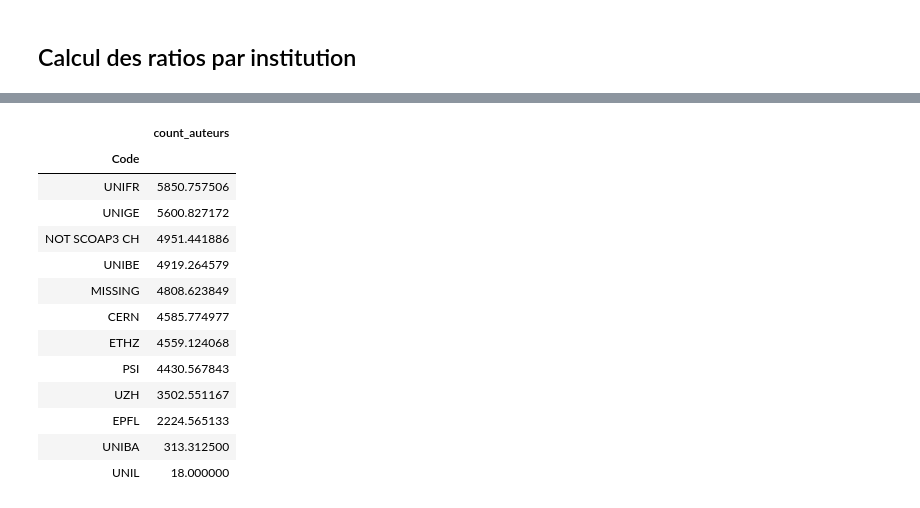
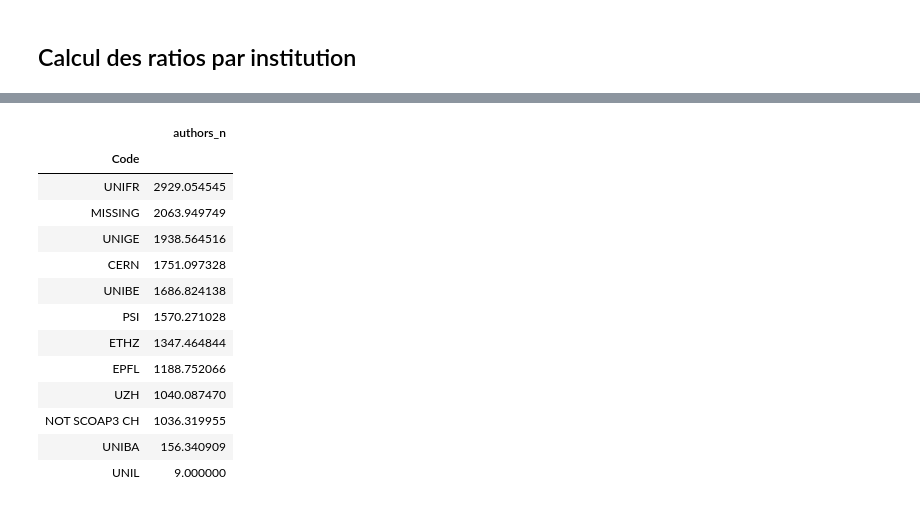
Before and after one commit to dis-unige/scoap3, a Jupyter notebook: scoap3_ch.ipynb, the cells around one changed output, grey strips where cells are left out. Drawn from its saved outputs; the diff is of its cells as text; code cells hidden in the pictures.

```diff
--- a/scoap3_ch.ipynb
+++ b/scoap3_ch.ipynb
@@ -617,9 +616,6 @@ df.loc[df['valueAff'].isnull()]
-# %%
-# attribution de 1 aux ratios des affiliations maquantes pour éviter d'avoir des valeurs vides
-df.loc[df['valueAff'].isnull(), 'ratio_affiliations'] = 1
 # %%
 # ajout du code 'MISSING' pour les lignes non matchées
-df.loc[df['valueAff'].isnull(), 'Code'] = 'MISSING'
+df.loc[df['affiliation_value'].isnull(), 'Code'] = 'MISSING'
 # %% [markdown]
 ## Calcul des ratios par institution
 # %%
@@ -640,5 +636 @@ UNIL                   8
 Name: Code, dtype: int64
-# %%
-# calcul du ratio final
-df['ratio'] = df['ratio_auteurs'] * df['ratio_affiliations']
-df
@@ -698,0 +722,8 @@ df_institutions_affiliations
+# %%
+# chiffres par institution à partir des nombres exportés sur le fichier des publications
+df_institutions_numbers = df[['publication_id', 'Code']]
+# reduire les affiliations pour ne pas avoir plusieurs lignes avec la même publication et la même affiliation
+df_institutions_numbers = df_institutions_numbers.drop_duplicates()
+# merge avec les publications
+df_institutions_numbers = df_institutions_numbers.merge(df_publications[['publication_id', 'authors_n', 'affiliations_n']], on='publication_id', how='left')
+df_institutions_numbers
@@ -699,21 +764,21 @@ df_institutions_affiliations
 # %%
-# moyenne d'auteurs pour les publications de chaque institution
-df_institutions_authors_mean = df[['Code', 'count_auteurs']].groupby('Code').mean()
-df_institutions_authors_mean = df_institutions_authors_mean.sort_values(by='count_auteurs', ascending=False)
-df_institutions_authors_mean
+# nombre de auteurs moyen sur les publications de chaque institution
+df_institutions_publications_authors_mean = df_institutions_numbers[['Code', 'authors_n']].groupby('Code').mean()
+df_institutions_publications_authors_mean = df_institutions_publications_authors_mean.sort_values(by='authors_n', ascending=False)
+df_institutions_publications_authors_mean
 # %% [output]
-|  | count_auteurs |
+|  | authors_n |
 | Code |  |
-| UNIFR | 5850.757506 |
-| UNIGE | 5600.827172 |
-| NOT SCOAP3 CH | 4951.441886 |
-| UNIBE | 4919.264579 |
-| MISSING | 4808.623849 |
-| CERN | 4585.774977 |
-| ETHZ | 4559.124068 |
-| PSI | 4430.567843 |
-| UZH | 3502.551167 |
-| EPFL | 2224.565133 |
-| UNIBA | 313.312500 |
-| UNIL | 18.000000 |
+| UNIFR | 2929.054545 |
+| MISSING | 2063.949749 |
+| UNIGE | 1938.564516 |
+| CERN | 1751.097328 |
+| UNIBE | 1686.824138 |
+| PSI | 1570.271028 |
+| ETHZ | 1347.464844 |
+| EPFL | 1188.752066 |
+| UZH | 1040.087470 |
+| NOT SCOAP3 CH | 1036.319955 |
+| UNIBA | 156.340909 |
+| UNIL | 9.000000 |
 # %%
```
Also changed, not shown: parts of 65 cells of this notebook, 1 other file.
